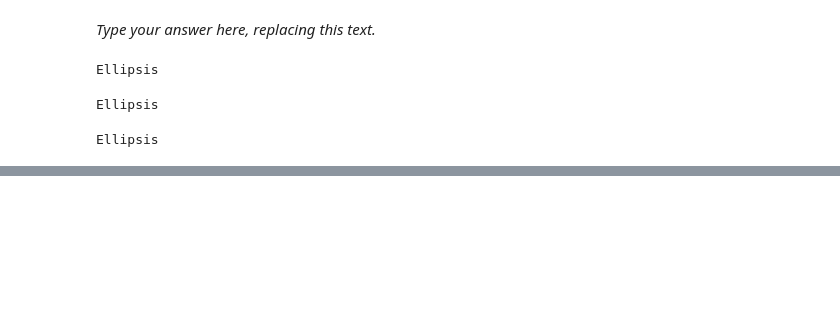
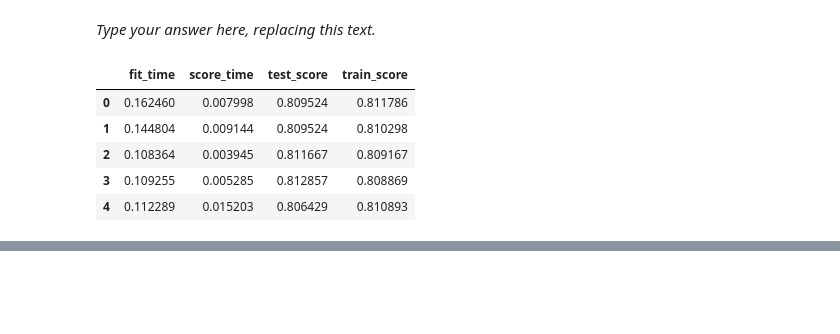
Before and after one commit to RaffertyAng/cpsc330-2025W1, a Jupyter notebook: homeworks/hw5/330_hw3-main/hw5.ipynb, the cells around one changed output, grey strips where cells are left out. Saved outputs shown, nothing was run; the diff lists cells and outputs as text; code cells hidden in the pictures; blank space fills up the shorter version.

```diff
--- a/homeworks/hw5/330_hw3-main/hw5.ipynb
+++ b/homeworks/hw5/330_hw3-main/hw5.ipynb
@@ -555,15 +557,15 @@ Solution_8
 _Points:_ 12
 # %% [markdown]
 _Type your answer here, replacing this text._
-# %%
-...
-# %% [output]
-Ellipsis
-# %%
-...
-# %% [output]
-Ellipsis
-# %%
-...
-# %% [output]
-Ellipsis
+# %%
+pipe_rf = make_pipeline(StandardScaler(), RandomForestClassifier(n_estimators = 20, random_state=123))
+
+scores = cross_validate(pipe_lr, X_train, y_train, return_train_score=True)
+pd.DataFrame(scores)
+# %% [output]
+|  | fit_time | score_time | test_score | train_score |
+| 0 | 0.162460 | 0.007998 | 0.809524 | 0.811786 |
+| 1 | 0.144804 | 0.009144 | 0.809524 | 0.810298 |
+| 2 | 0.108364 | 0.003945 | 0.811667 | 0.809167 |
+| 3 | 0.109255 | 0.005285 | 0.812857 | 0.808869 |
+| 4 | 0.112289 | 0.015203 | 0.806429 | 0.810893 |
```
Also changed, not shown: parts of 24 cells of this notebook.
